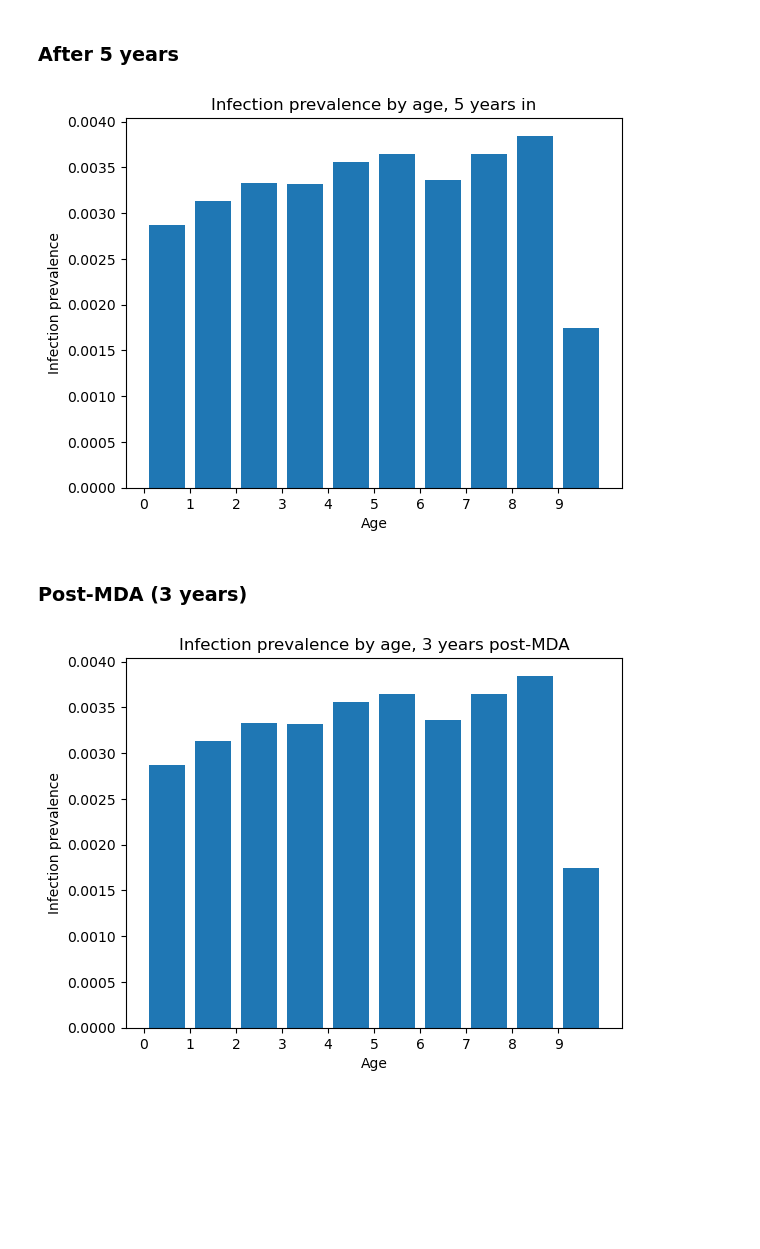
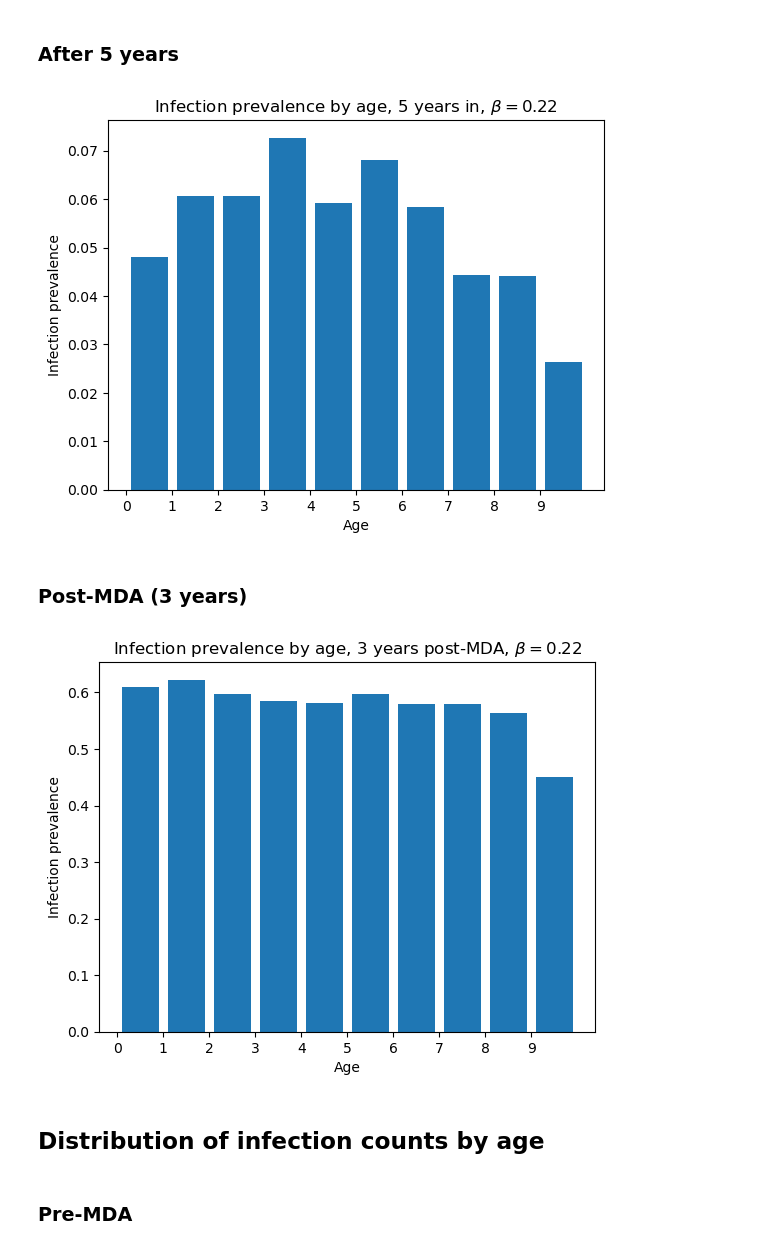
Before and after one commit to lukeburton02/ntd-model-trachoma, a Jupyter notebook: MDA_ages_init.ipynb, the cells around one changed output. Saved outputs shown, nothing was run; the diff lists cells and outputs as text; code cells hidden in the pictures; blank space fills up the shorter version.

```diff
--- a/MDA_ages_init.ipynb
+++ b/MDA_ages_init.ipynb
@@ -198,6 +250,6 @@ def get_vacc_data(coverageFileName):
 # %%
 
 seed = 100
-beta = 0.17
+beta = 0.22 # try 0.12 (likely die out asap), 0.17, 0.22, 0.27
 # %% [markdown]
 ## Age prevalence plots
@@ -206,5 +258,5 @@ beta = 0.17
 # %%
-MDAData, MDA_times = get_MDA_data("scen1_no_interruption.csv")
-VaccData, vacc_times = get_vacc_data("scen1_no_interruption.csv")
+MDAData, MDA_times = get_MDA_data("deirdre_prepostmda.csv")
+VaccData, vacc_times = get_vacc_data("deirdre_prepostmda.csv")
 data_no_interruption = SimulationFunction(params, sim_params, demog, MDA_times, MDAData, vacc_times, VaccData, seed_bump = seed, beta = beta)
 res_no_interruption = analyseResults(data_no_interruption, sim_params)
@@ -301,22 +337,24 @@ plt.xticks([i for i in range(10)]);
 # %% [markdown]
 ### After 5 years
 # %%
-preinfs = [data['Median_Inf_' + str(i)][5938] for i in range(10)]
+preinfs = [data['Median_Inf_' + str(i)][5928] for i in range(10)]
 plt.bar([x+0.5 for x in range(10)], preinfs)
 plt.xlabel('Age')
 plt.ylabel('Infection prevalence')
-plt.title('Infection prevalence by age, 5 years in')
+plt.title(r'Infection prevalence by age, 5 years in, $\beta=0.22$')
 plt.xticks([i for i in range(10)]);
 # %% [output]
-[figure, old version]
+[figure, new version]
 # %% [markdown]
 ### Post-MDA (3 years)
 # %%
-preinfs = [data['Median_Inf_' + str(i)][5938] for i in range(10)]
+preinfs = [data['Median_Inf_' + str(i)][6085] for i in range(10)]
 plt.bar([x+0.5 for x in range(10)], preinfs)
 plt.xlabel('Age')
 plt.ylabel('Infection prevalence')
-plt.title('Infection prevalence by age, 3 years post-MDA')
+plt.title(r'Infection prevalence by age, 3 years post-MDA, $\beta=0.22$')
 plt.xticks([i for i in range(10)]);
 # %% [output]
-[figure, old version]
+[figure, new version]
+# %% [markdown]
+## Distribution of infection counts by age
@@ -322,0 +365,2 @@ plt.xticks([i for i in range(10)]);
+# %% [markdown]
+### Pre-MDA
```
Also changed, not shown: parts of 43 cells of this notebook, 9 other files.
